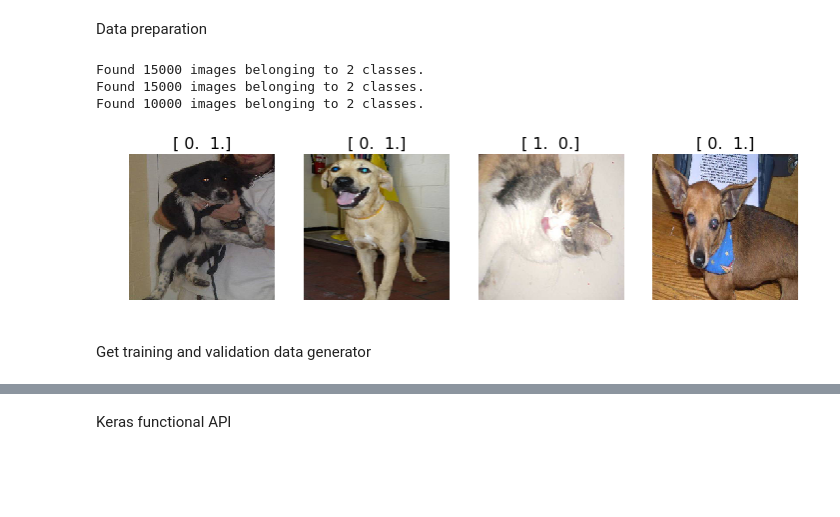
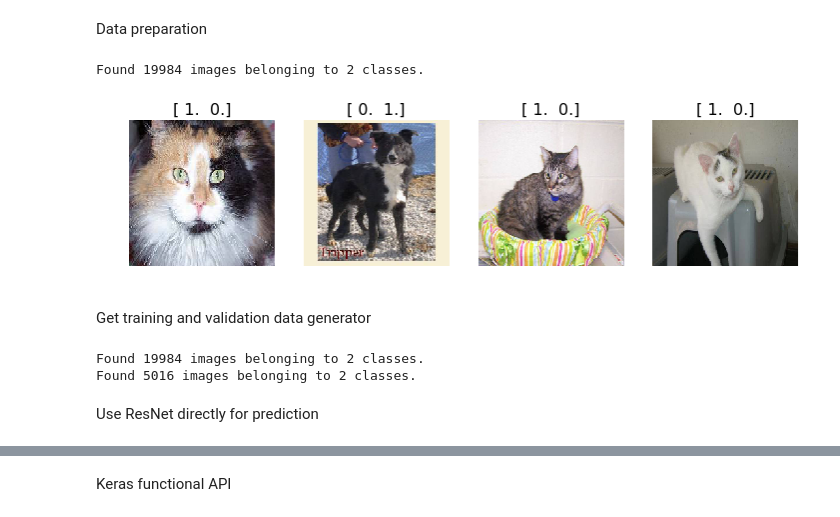
Before and after one commit to nudles/dcsc, a Jupyter notebook: CNN.ipynb, the cells around one changed output, grey strips where cells are left out. Drawn from its saved outputs; the diff is of its cells as text; code cells hidden in the pictures; blank space fills up the shorter version.

```diff
--- a/CNN.ipynb
+++ b/CNN.ipynb
@@ -407,45 +524,48 @@ def preprocess(x):
     """
         Subtracts the mean RGB value, and transposes RGB to BGR.
         The mean RGB was computed on the image set used to train the VGG model.
 
         Args:
             x: Image array (channels x width)
         Returns:
             Image array (transposed_channels x height x width)
     """
     x = x - channel_mean
     return x[:, ::-1] # reverse axis rgb->bgr
 
-def get_batches(dirname,  shuffle=True, batch_size=batch_size, class_mode='categorical', vis=False):
+def get_batches(dirname,  shuffle=True, batch_size=32, class_mode='categorical', vis=False):
     """
         Takes the path to a directory, and generates batches of augmented/normalized data.
         Yields batches indefinitely, in an infinite loop.
         See Keras documentation: https://keras.io/preprocessing/image/
     """
     path = 'data/dog-cat/'
     if vis:
         return image.ImageDataGenerator().flow_from_directory(
             path + dirname, target_size=(224,224), class_mode=class_mode, shuffle=shuffle, batch_size=batch_size)
     else:
         return image.ImageDataGenerator(preprocessing_function=preprocess).flow_from_directory(
             path + dirname, target_size=(224,224), class_mode=class_mode, shuffle=shuffle, batch_size=batch_size)
 
 batches = get_batches('train', batch_size=4, vis=True)
 imgs, labels = next(batches)
 # This shows the 'ground truth'
 plots(imgs, titles=labels)
 # %% [output]
-Found 15000 images belonging to 2 classes.
-Found 15000 images belonging to 2 classes.
-Found 10000 images belonging to 2 classes.
+Found 19984 images belonging to 2 classes.
-[figure, old version]
+[figure, new version]
 # %% [markdown]
 Get training and validation data generator
 # %%
 batch_size = 32
 batches = get_batches('train', batch_size=batch_size)
-val_batches = get_batches('valid', batch_size=batch_size)
+val_batches = get_batches('valid', shuffle=False, batch_size=batch_size)
 
 classes = {}
 for c in batches.class_indices:
     classes[batches.class_indices[c]] = c
+# %% [output]
+Found 19984 images belonging to 2 classes.
+Found 5016 images belonging to 2 classes.
+# %% [markdown]
+Use ResNet directly for prediction
```
Also changed, not shown: parts of 45 cells of this notebook, 3 other files.
